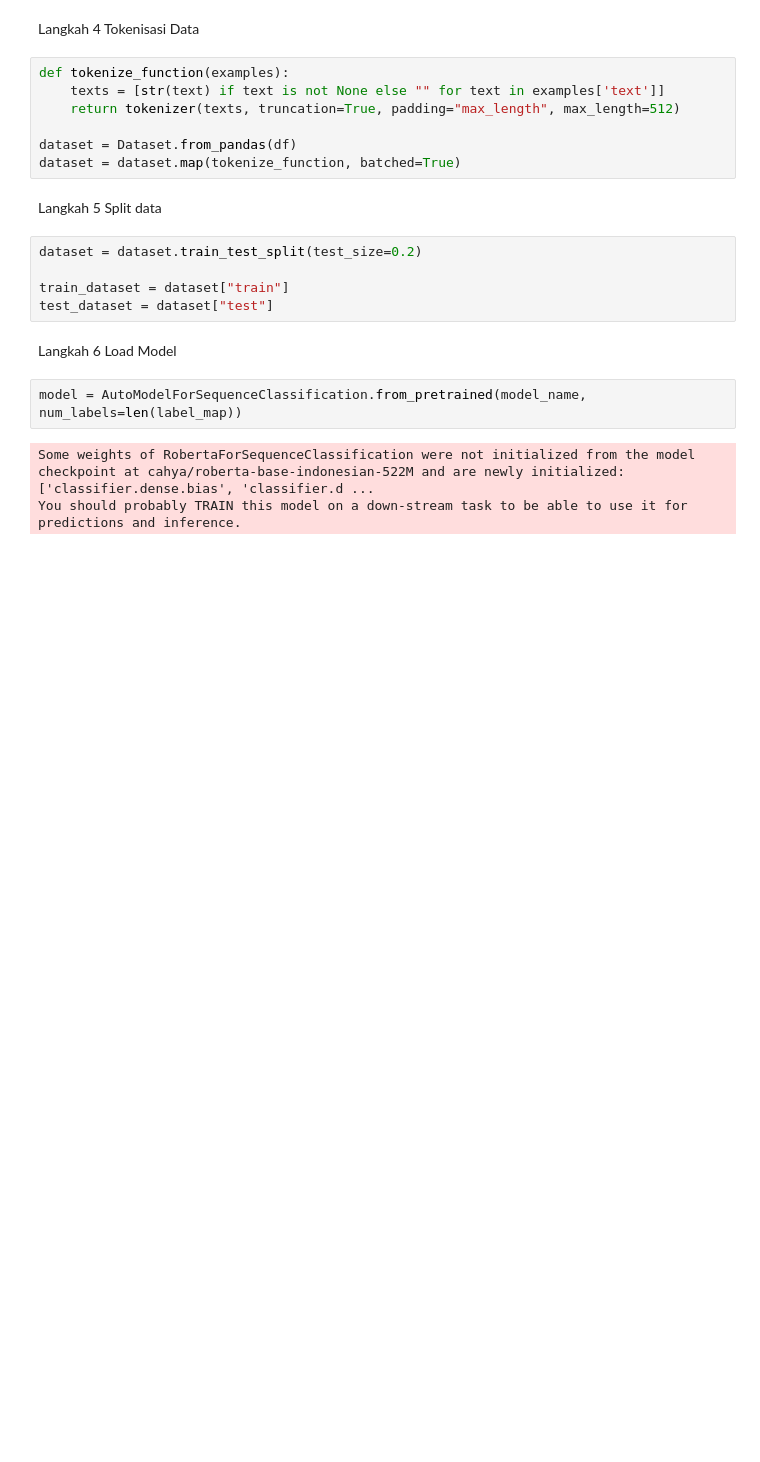
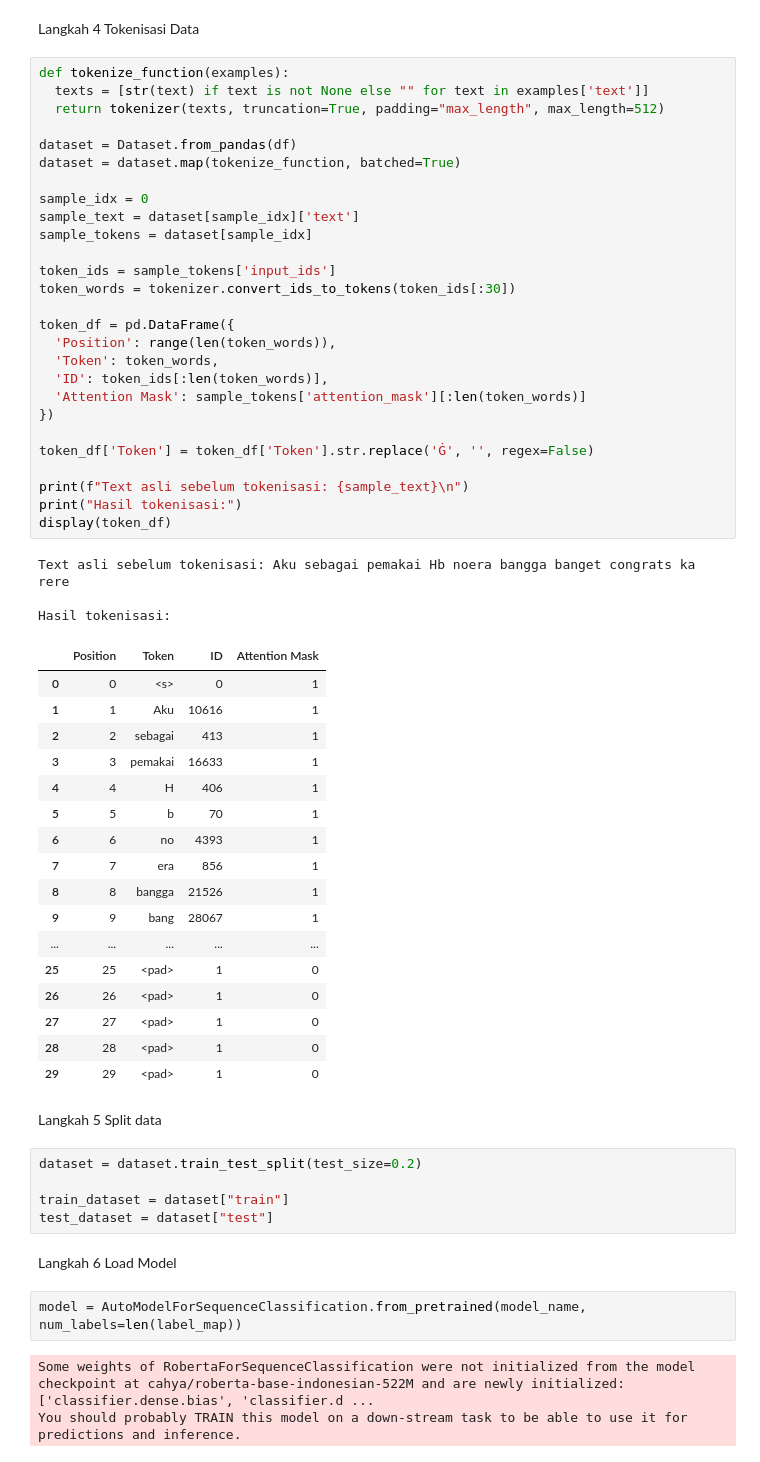
Before and after one commit to HFM007/Analisis-Sentimen-dengan-IndoBERT-dan-IndoRoberta, a Jupyter notebook: IndoRoberta.ipynb, the cells around one changed output. Saved outputs shown, nothing was run; the diff lists cells and outputs as text; blank space fills up the shorter version.

Commit message:
Tambah fitur untuk menampilkan hasil tokenisasi dengan bentuk tabel

```diff
--- a/IndoRoberta.ipynb
+++ b/IndoRoberta.ipynb
@@ -105,11 +104,52 @@ You should probably TRAIN this model on a down-stream task to be able to use it
 Langkah 4 Tokenisasi Data
 # %%
 def tokenize_function(examples):
-    texts = [str(text) if text is not None else "" for text in examples['text']]
-    return tokenizer(texts, truncation=True, padding="max_length", max_length=512)
+  texts = [str(text) if text is not None else "" for text in examples['text']]
+  return tokenizer(texts, truncation=True, padding="max_length", max_length=512)
 
 dataset = Dataset.from_pandas(df)
 dataset = dataset.map(tokenize_function, batched=True)
+
+sample_idx = 0
+sample_text = dataset[sample_idx]['text']
+sample_tokens = dataset[sample_idx]
+
+token_ids = sample_tokens['input_ids']
+token_words = tokenizer.convert_ids_to_tokens(token_ids[:30])
+
+token_df = pd.DataFrame({
+  'Position': range(len(token_words)),
+  'Token': token_words,
+  'ID': token_ids[:len(token_words)],
+  'Attention Mask': sample_tokens['attention_mask'][:len(token_words)]
+})
+
+token_df['Token'] = token_df['Token'].str.replace('Ġ', '', regex=False)
+
+print(f"Text asli sebelum tokenisasi: {sample_text}\n")
+print("Hasil tokenisasi:")
+display(token_df)
+# %% [output]
+Text asli sebelum tokenisasi: Aku sebagai pemakai Hb noera bangga banget congrats ka rere
+
+Hasil tokenisasi:
+|  | Position | Token | ID | Attention Mask |
+| 0 | 0 | <s> | 0 | 1 |
+| 1 | 1 | Aku | 10616 | 1 |
+| 2 | 2 | sebagai | 413 | 1 |
+| 3 | 3 | pemakai | 16633 | 1 |
+| 4 | 4 | H | 406 | 1 |
+| 5 | 5 | b | 70 | 1 |
+| 6 | 6 | no | 4393 | 1 |
+| 7 | 7 | era | 856 | 1 |
+| 8 | 8 | bangga | 21526 | 1 |
+| 9 | 9 | bang | 28067 | 1 |
+| ... | ... | ... | ... | ... |
+| 25 | 25 | <pad> | 1 | 0 |
+| 26 | 26 | <pad> | 1 | 0 |
+| 27 | 27 | <pad> | 1 | 0 |
+| 28 | 28 | <pad> | 1 | 0 |
+| 29 | 29 | <pad> | 1 | 0 |
 # %% [markdown]
 Langkah 5 Split data
 # %%
```
Also changed, not shown: parts of 1 cell of this notebook.
